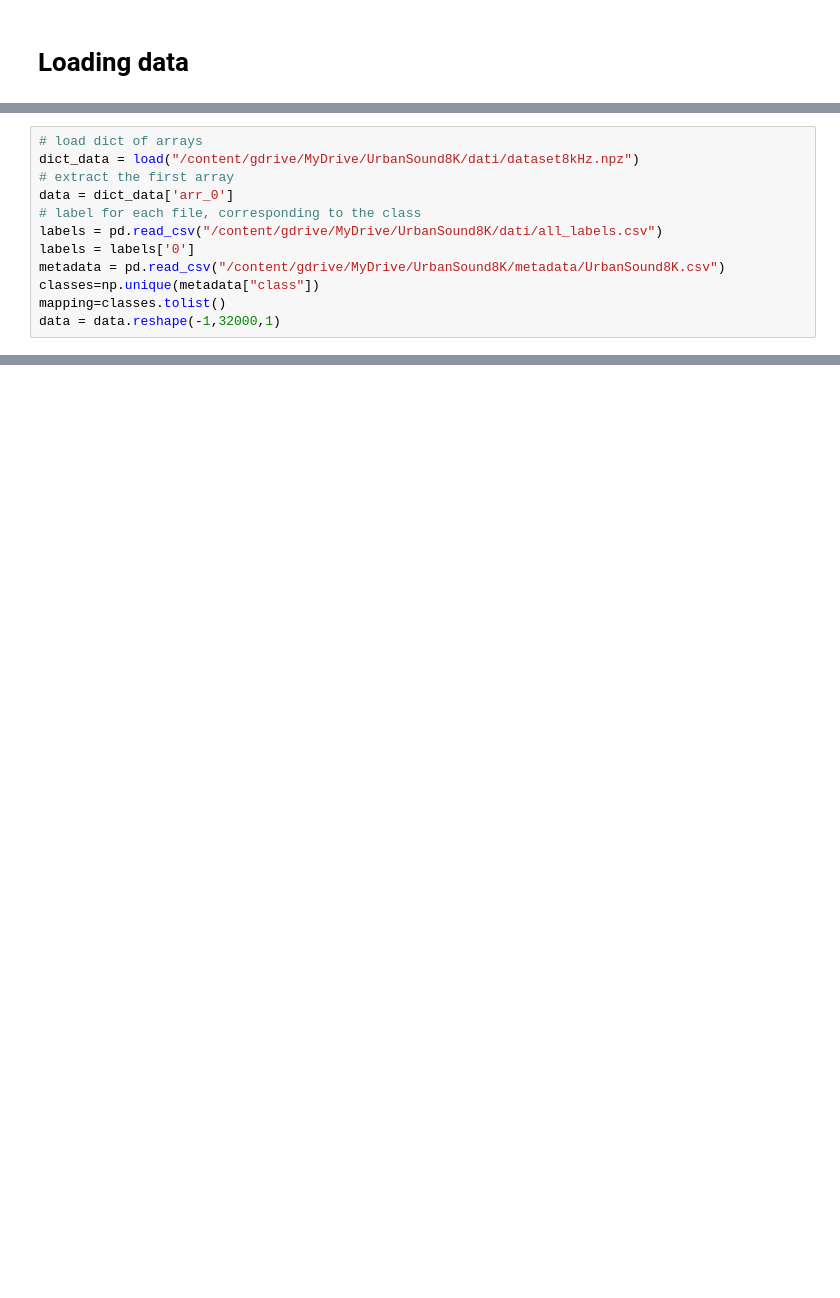
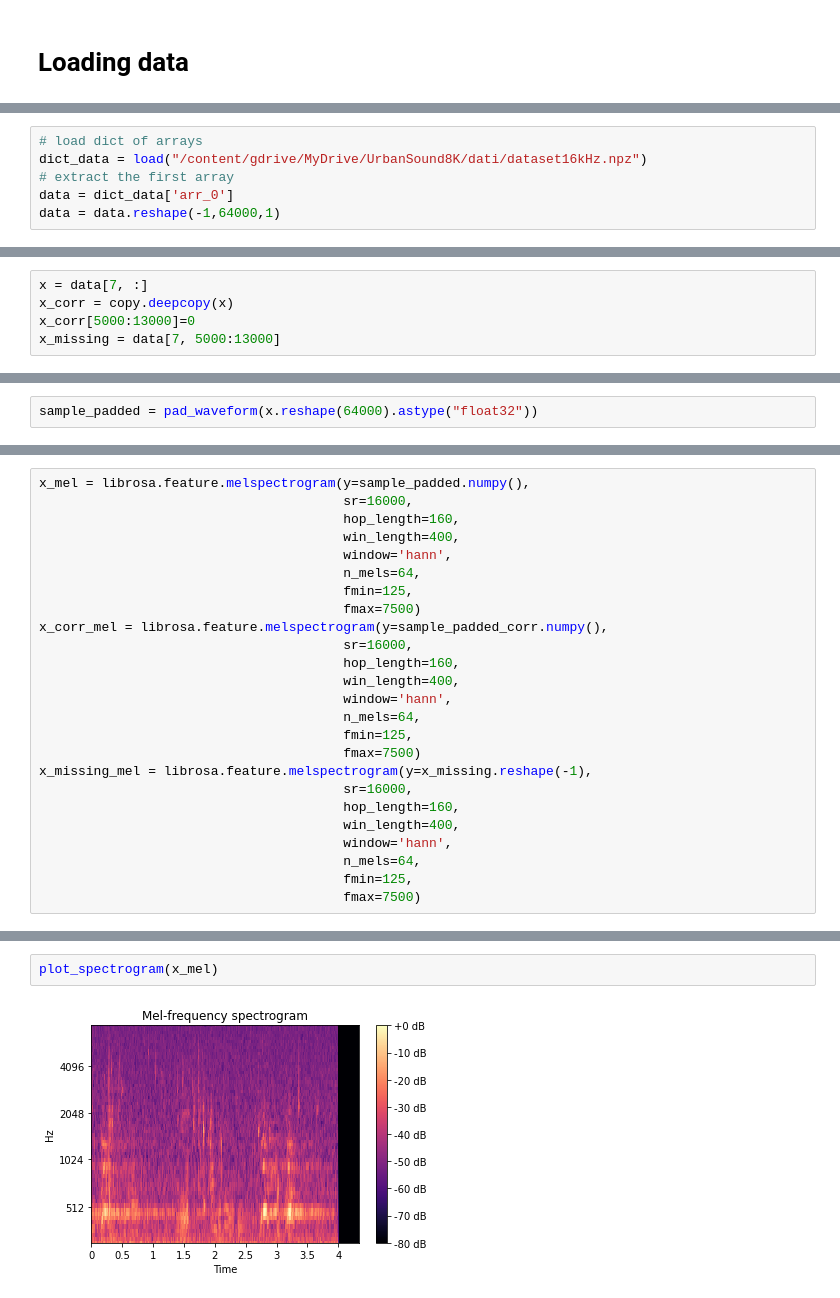
Before and after one commit to LIMUNIMI/TM-Pedretti_Davide-Sound_classification_in_the_presence_of_missing_samples, a Jupyter notebook: InpaintingGAN.ipynb, the cells around one changed output, grey strips where cells are left out. Saved outputs shown, nothing was run; the diff lists cells and outputs as text; blank space fills up the shorter version.

```diff
--- a/InpaintingGAN.ipynb
+++ b/InpaintingGAN.ipynb
@@ -36,12 +62,6 @@ Drive already mounted at /content/gdrive; to attempt to forcibly remount, call d
 # %%
 # load dict of arrays
-dict_data = load("/content/gdrive/MyDrive/UrbanSound8K/dati/dataset8kHz.npz")
+dict_data = load("/content/gdrive/MyDrive/UrbanSound8K/dati/dataset16kHz.npz")
 # extract the first array
 data = dict_data['arr_0']
-# label for each file, corresponding to the class
-labels = pd.read_csv("/content/gdrive/MyDrive/UrbanSound8K/dati/all_labels.csv")
-labels = labels['0']
-metadata = pd.read_csv("/content/gdrive/MyDrive/UrbanSound8K/metadata/UrbanSound8K.csv")
-classes=np.unique(metadata["class"])
-mapping=classes.tolist()
-data = data.reshape(-1,32000,1)
+data = data.reshape(-1,64000,1)
@@ -59,0 +68,5 @@ def plot_spectrogram(X):
+# %%
+x = data[7, :]
+x_corr = copy.deepcopy(x)
+x_corr[5000:13000]=0
+x_missing = data[7, 5000:13000]
@@ -59,0 +121,2 @@ def plot_spectrogram(X):
+# %%
+sample_padded = pad_waveform(x.reshape(64000).astype("float32"))
@@ -59,0 +133,25 @@ def plot_spectrogram(X):
+# %%
+x_mel = librosa.feature.melspectrogram(y=sample_padded.numpy(),
+                                       sr=16000,
+                                       hop_length=160,
+                                       win_length=400,
+                                       window='hann',
+                                       n_mels=64,
+                                       fmin=125,
+                                       fmax=7500)
+x_corr_mel = librosa.feature.melspectrogram(y=sample_padded_corr.numpy(),
+                                       sr=16000,
+                                       hop_length=160,
+                                       win_length=400,
+                                       window='hann',
+                                       n_mels=64,
+                                       fmin=125,
+                                       fmax=7500)
+x_missing_mel = librosa.feature.melspectrogram(y=x_missing.reshape(-1),
+                                       sr=16000,
+                                       hop_length=160,
+                                       win_length=400,
+                                       window='hann',
+                                       n_mels=64,
+                                       fmin=125,
+                                       fmax=7500)
@@ -59,0 +168,4 @@ def plot_spectrogram(X):
+# %%
+plot_spectrogram(x_mel)
+# %% [output]
+[figure, added]
```
Also changed, not shown: parts of 34 cells of this notebook.
